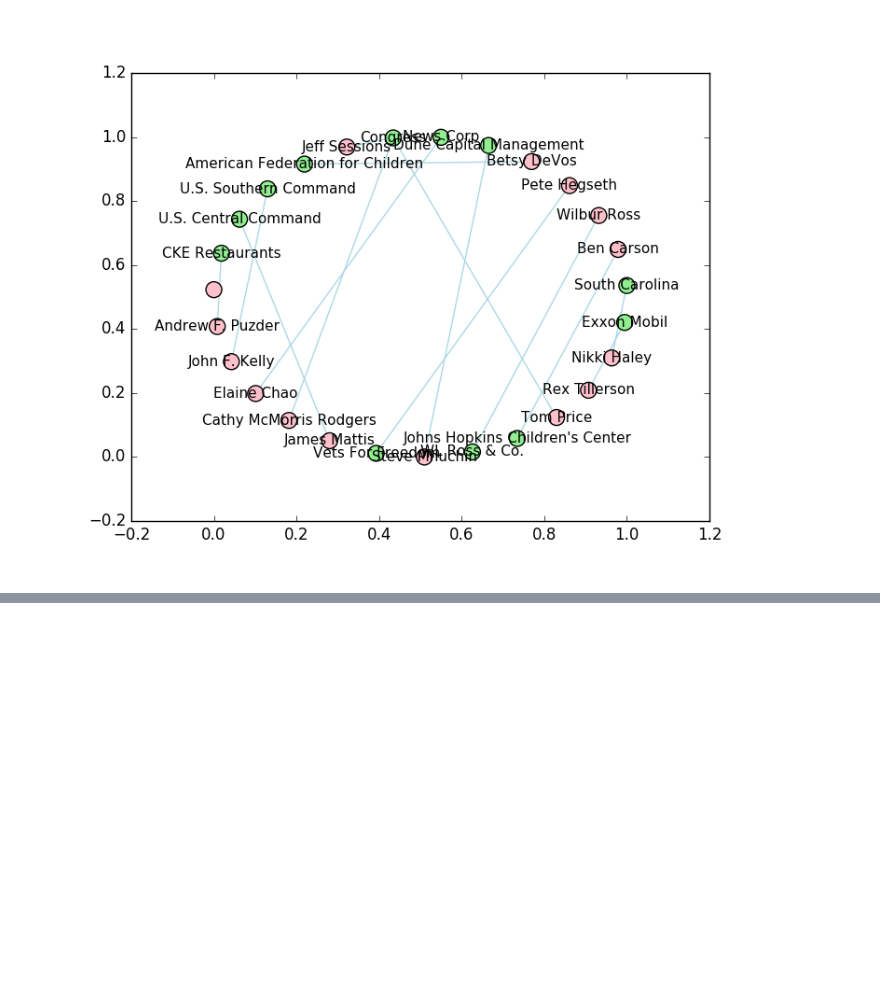
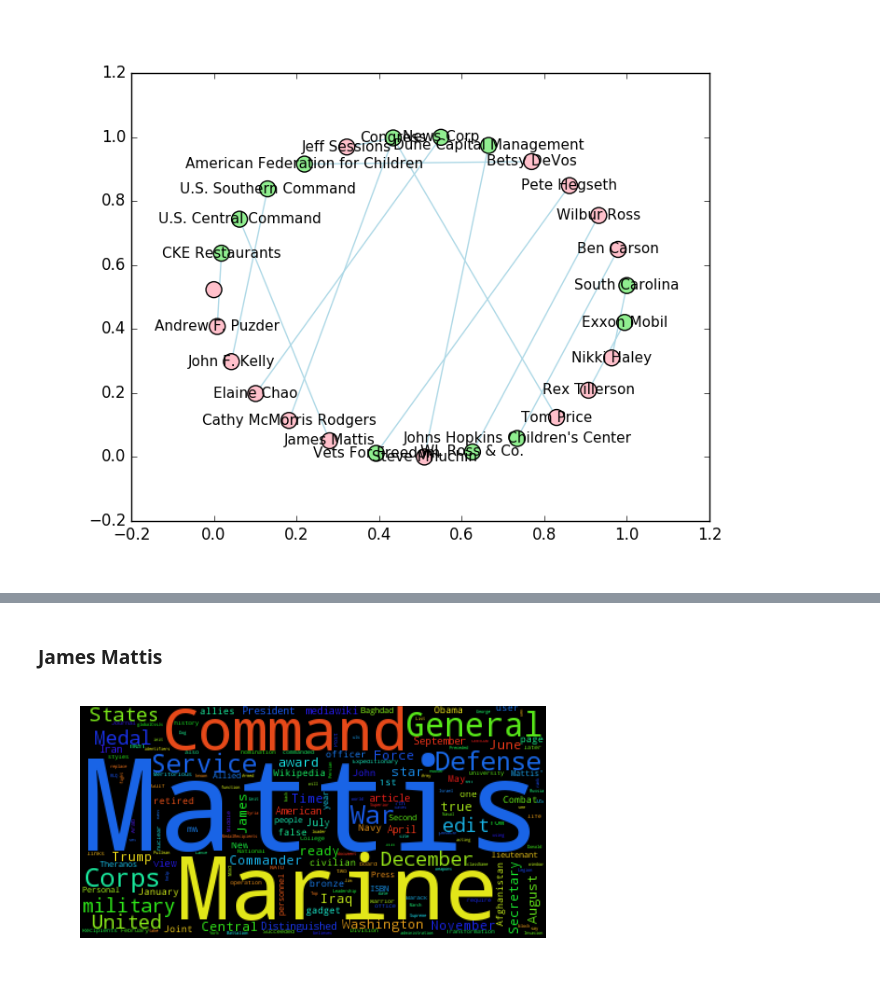
Before and after one commit to dwdii/social-pyramid, a Jupyter notebook: src/DittenhaferHink-DATA620-FinalProject.ipynb, the cells around one changed output, grey strips where cells are left out. Saved outputs shown, nothing was run; the diff lists cells and outputs as text; code cells hidden in the pictures; blank space fills up the shorter version.

```diff
--- a/src/DittenhaferHink-DATA620-FinalProject.ipynb
+++ b/src/DittenhaferHink-DATA620-FinalProject.ipynb
@@ -110,0 +182,6 @@ nxh.renderGraph(gxOrganization, graphFile, False, top=people)
+# %% [markdown]
+### James Mattis
+# %%
+wc_generator.generate_wordcloud_from_multiple_urls(["http://en.wikipedia.org/wiki/James_Mattis"], "")
+# %% [output]
+[figure, added]
```
Also changed, not shown: parts of 33 cells of this notebook, 2 other files.
